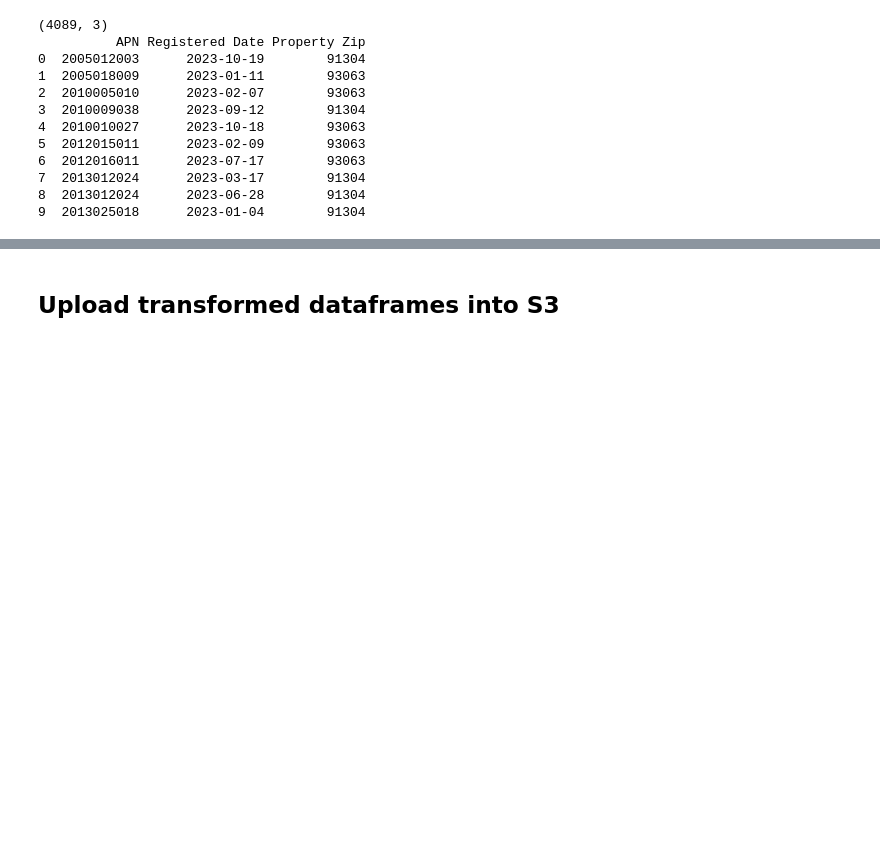
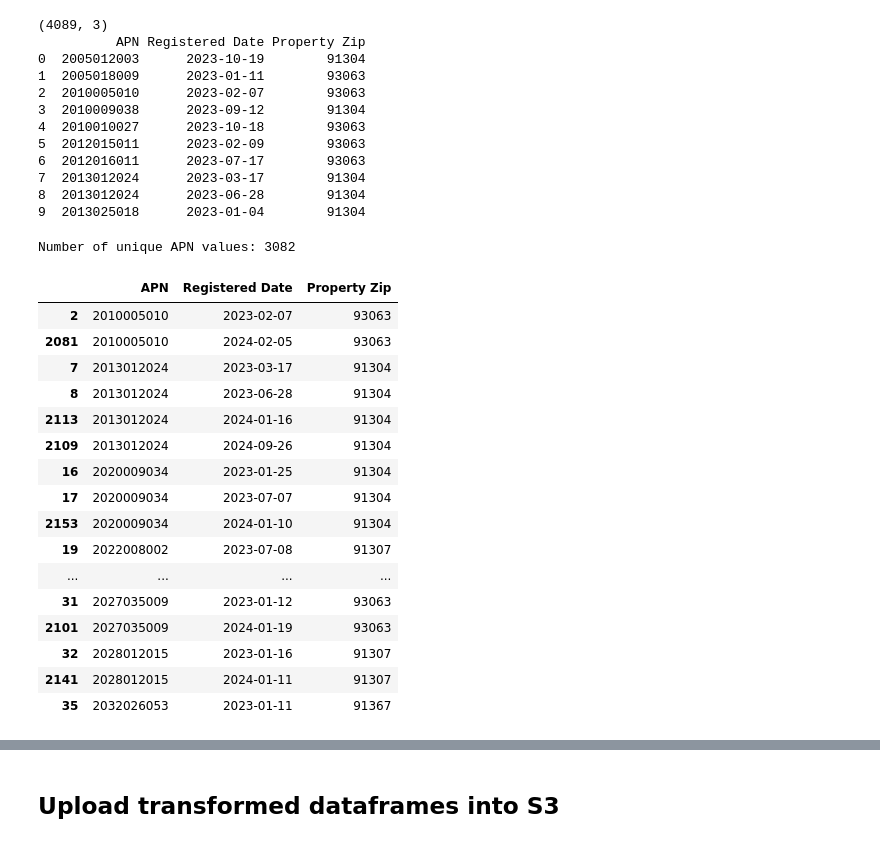
Before and after one commit to cploebell/ads-508-team-project, a Jupyter notebook: ads508_proj.ipynb, the cells around one changed output, grey strips where cells are left out. Saved outputs shown, nothing was run; the diff lists cells and outputs as text; code cells hidden in the pictures; blank space fills up the shorter version.

```diff
--- a/ads508_proj.ipynb
+++ b/ads508_proj.ipynb
@@ -962,3 +994,35 @@ print(df_fc_combined.head(10))
 7  2013012024      2023-03-17        91304
 8  2013012024      2023-06-28        91304
 9  2013025018      2023-01-04        91304
+# %%
+# we are seeing duplicates in the APN (Assessor's Parcel Number, so we want to investigate further
+unique_apn_count = df_fc_combined['APN'].nunique()
+print("Number of unique APN values:", unique_apn_count)
+
+# Sort the dataframe by APN and Foreclosure Date
+df_fc_combined_sorted = df_fc_combined.sort_values(by=['APN', 'Registered Date'])
+
+# Find duplicates based on APN
+duplicates_sorted = df_fc_combined_sorted[df_fc_combined_sorted.duplicated(subset=['APN'], keep=False)]
+
+# Display the sorted duplicates
+duplicates_sorted.head(20)
+# %% [output]
+Number of unique APN values: 3082
+|  | APN | Registered Date | Property Zip |
+| 2 | 2010005010 | 2023-02-07 | 93063 |
+| 2081 | 2010005010 | 2024-02-05 | 93063 |
+| 7 | 2013012024 | 2023-03-17 | 91304 |
+| 8 | 2013012024 | 2023-06-28 | 91304 |
+| 2113 | 2013012024 | 2024-01-16 | 91304 |
+| 2109 | 2013012024 | 2024-09-26 | 91304 |
+| 16 | 2020009034 | 2023-01-25 | 91304 |
+| 17 | 2020009034 | 2023-07-07 | 91304 |
+| 2153 | 2020009034 | 2024-01-10 | 91304 |
+| 19 | 2022008002 | 2023-07-08 | 91307 |
+| ... | ... | ... | ... |
+| 31 | 2027035009 | 2023-01-12 | 93063 |
+| 2101 | 2027035009 | 2024-01-19 | 93063 |
+| 32 | 2028012015 | 2023-01-16 | 91307 |
+| 2141 | 2028012015 | 2024-01-11 | 91307 |
+| 35 | 2032026053 | 2023-01-11 | 91367 |
```
Also changed, not shown: parts of 13 cells of this notebook.
